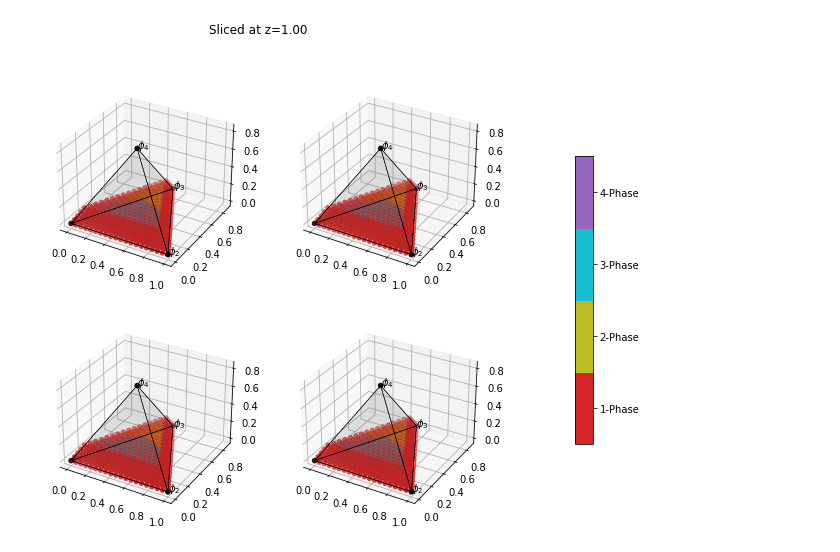
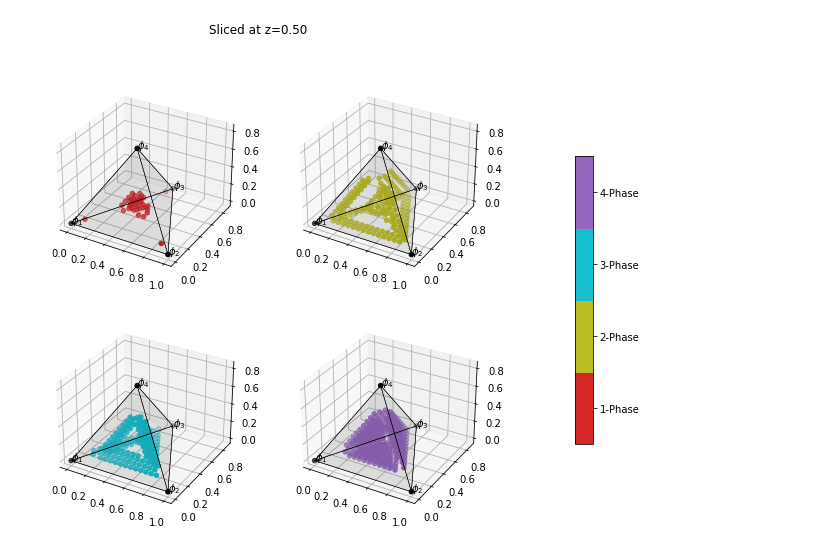
Before and after one commit to kiranvad/polyphase, a Jupyter notebook: notebooks/05-Four component system.ipynb, the cells around one changed output. Drawn from its saved outputs; the diff is of its cells as text; code cells hidden in the pictures.

```diff
--- a/notebooks/05-Four component system.ipynb
+++ b/notebooks/05-Four component system.ipynb
@@ -11,10 +14,10 @@ from mpl_toolkits.mplot3d.art3d import Poly3DCollection
 from matplotlib.cm import ScalarMappable
 from matplotlib import colors
 # %%
-# M = np.ones(4)
-# chi = 3.10*np.ones(int(0.5*4*(4-1)))
-M = [5,5,1,1]
-chi = [1,0.5,0.5,0.5,0.5,1]
+M = np.ones(4)
+chi = 3.10*np.ones(int(0.5*4*(4-1)))
+# M = [5,5,1,1]
+# chi = [1,0.5,0.5,0.5,0.5,1]
 
 f = lambda x : polyphase.flory_huggins(x, M, chi)
 engine = polyphase.PHASE(f,20,4)
@@ -35,7 +36,8 @@ for t in [0.01,0.25,0.5,1.0]:
 # %%
 qtplot = polyphase.QuaternaryPlot(engine)
-[fig, axs, cbar] = qtplot.plot_points(sliceat=0.2)
+t = 0.5
+[fig, axs, cbar] = qtplot.plot_points(sliceat=t)
 fig.suptitle('Sliced at z={:.2f}'.format(t))
 plt.show()
 # %% [output]
-[figure, old version]
+[figure, new version]
```
Also changed, not shown: parts of 3 cells of this notebook, 6 other files.
